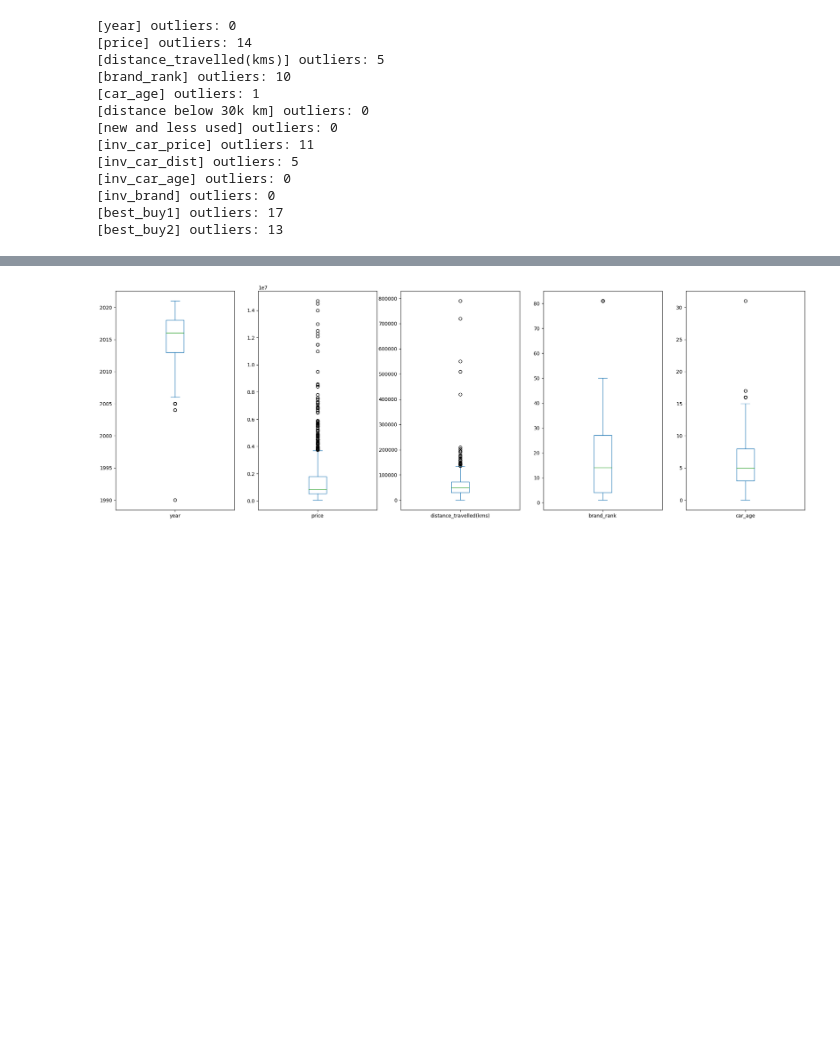
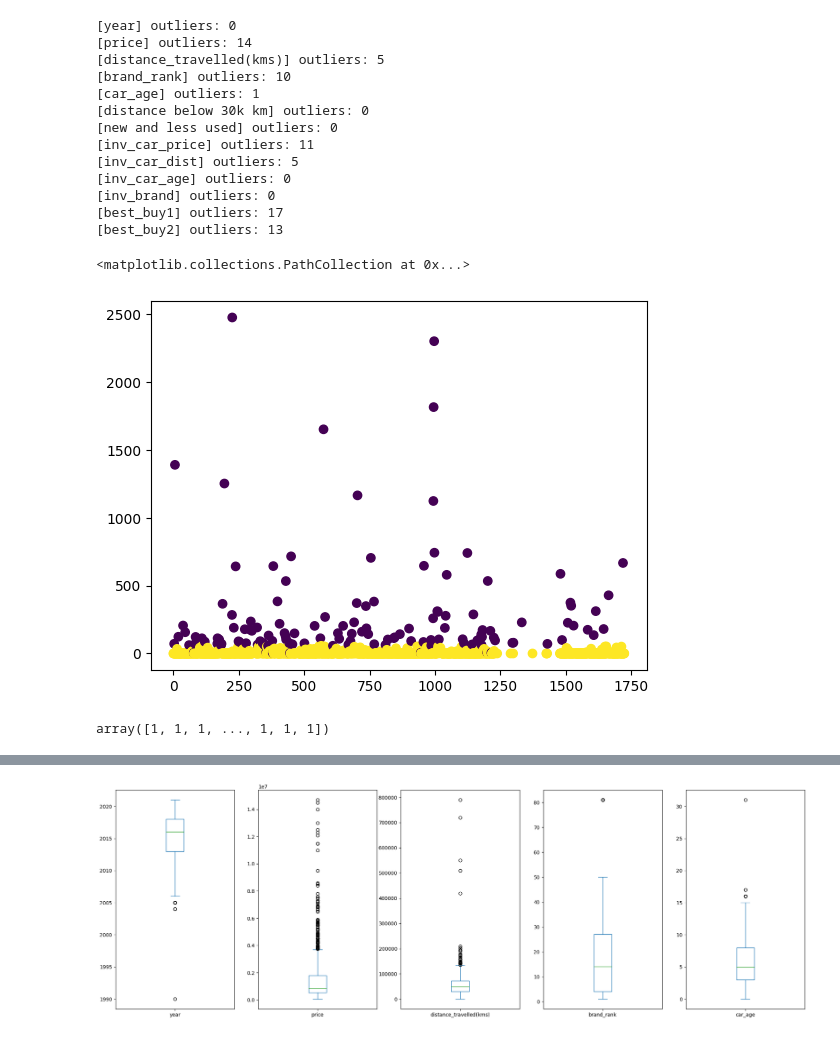
Before and after one commit to Dime98/smartdata-internship, a Jupyter notebook: task16/task16_logistic_regression.ipynb, the cells around one changed output, grey strips where cells are left out. Cells and saved outputs as stored; diff of their text form; code cells hidden in the pictures; blank space fills up the shorter version.

Commit message:
dealed w/outlier for task16 log reg

```diff
--- a/task16/task16_logistic_regression.ipynb
+++ b/task16/task16_logistic_regression.ipynb
@@ -221,3 +222,38 @@ for i in df.columns:
 [inv_brand] outliers: 0
 [best_buy1] outliers: 17
 [best_buy2] outliers: 13
+# %%
+from sklearn.ensemble import IsolationForest
+
+x = df["best_buy2"].values.reshape(-1, 1)
+
+clf = IsolationForest(contamination=0.1).fit(x)
+clf.predict(x)
+clf
+
+predictions = clf.predict(x)
+predictions
+
+# plt.scatter(df.index, df["best_buy2"], color='red')
+# plt.scatter(df.index, predictions)
+
+plt.scatter(df.index, df["best_buy2"], c=predictions)
+# %% [output]
+<matplotlib.collections.PathCollection at 0x...>
+[figure, added]
+# %%
+# dealing with outliers
+
+
+x = df["best_buy2"].values.reshape(-1, 1)
+x.shape
+x
+
+clf = IsolationForest(contamination=0.1).fit(x)
+clf.predict(x)
+clf
+
+predictions = clf.predict(x)
+predictions
+# %% [output]
+array([1, 1, 1, ..., 1, 1, 1])
```
Also changed, not shown: parts of 27 cells of this notebook, 1 other file.
